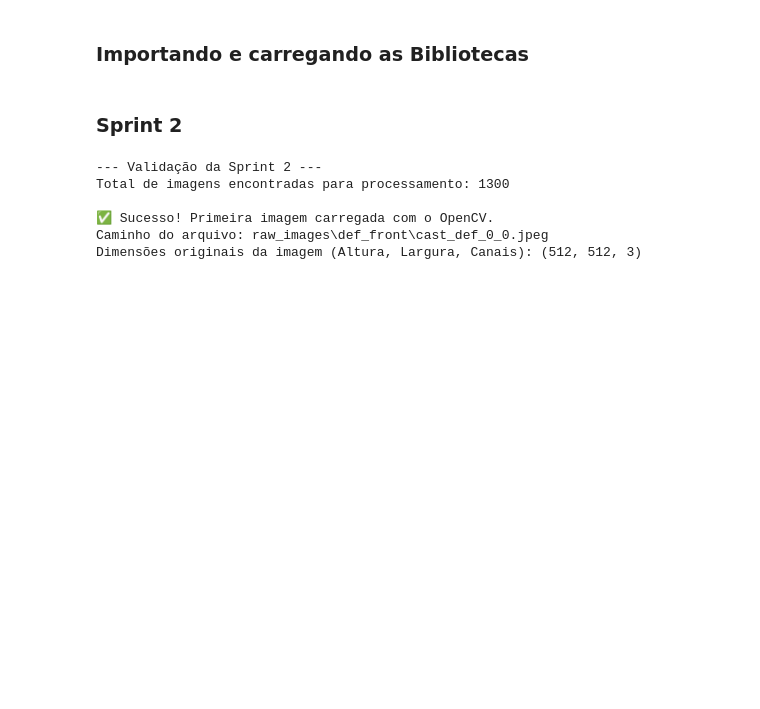
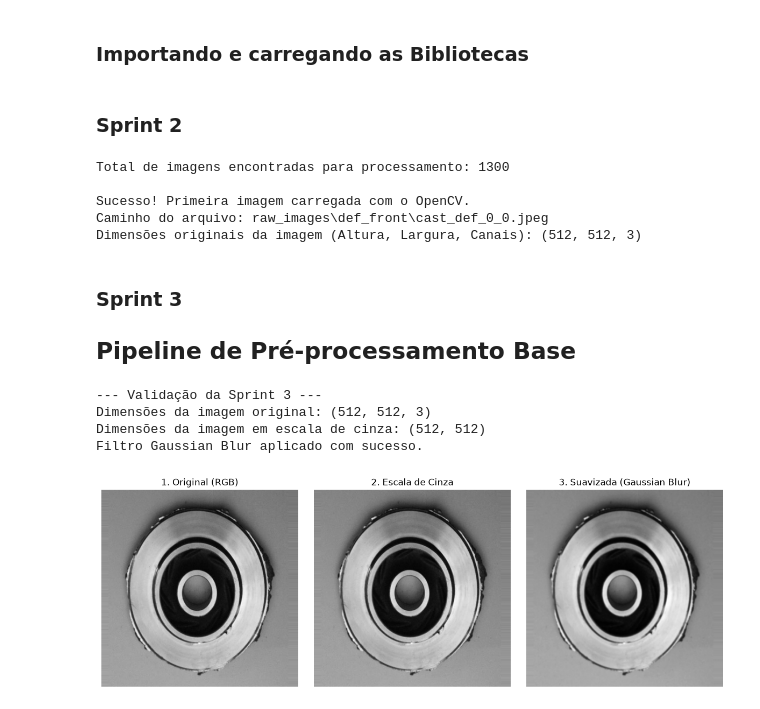
Before and after one commit to zegmundo-koziel/Miniprojeto-Avaliativo---Modulo2-SCTEC, a Jupyter notebook: main.ipynb, the cells around one changed output. Cells and saved outputs as stored; diff of their text form; code cells hidden in the pictures; blank space fills up the shorter version.

```diff
--- a/main.ipynb
+++ b/main.ipynb
@@ -16,7 +17,6 @@ search_path_ok = os.path.join(RAW_DIR, "ok_front", "*.jpeg")
 # 3. Combinando a lista de caminhos de todas as imagens encontradas
 image_paths = glob.glob(search_path_def) + glob.glob(search_path_ok)
 
-print("--- Validação da Sprint 2 ---")
 print(f"Total de imagens encontradas para processamento: {len(image_paths)}")
 
 # 4. Teste de leitura estruturada da primeira imagem para validar o OpenCV
@@ -29,9 +29,51 @@ else:
     print("\nNenhuma imagem encontrada!")
     print(f"Certifique-se de que copiou as pastas 'def_front' e 'ok_front' com as fotos para dentro de: {os.path.abspath(RAW_DIR)}")
 # %% [output]
---- Validação da Sprint 2 ---
 Total de imagens encontradas para processamento: 1300
 
-✅ Sucesso! Primeira imagem carregada com o OpenCV.
+Sucesso! Primeira imagem carregada com o OpenCV.
 Caminho do arquivo: raw_images\def_front\cast_def_0_0.jpeg
 Dimensões originais da imagem (Altura, Largura, Canais): (512, 512, 3)
+# %% [markdown]
+### Sprint 3
+## Pipeline de Pré-processamento Base
+# %%
+# Pegando apenas a primeira imagem carregada para o teste de pré-processamento
+if len(image_paths) > 0:
+    # Converter a imagem de BGR para Escala de Cinza
+    gray_image = cv2.cvtColor(img_teste, cv2.COLOR_BGR2GRAY)
+
+    # Aplicar redução de ruído usando o Gaussian Blur (Filtro de tamanho 5x5)
+    blurred_image = cv2.GaussianBlur(gray_image, (5, 5), 0)
+    print(f"Dimensões da imagem original: {img_teste.shape}")
+    print(f"Dimensões da imagem em escala de cinza: {gray_image.shape}")
+    print("Filtro Gaussian Blur aplicado com sucesso.")
+
+    # Exibir visualmente os resultados intermediários
+    plt.figure(figsize=(12, 4))
+
+    plt.subplot(1, 3, 1)
+    plt.imshow(cv2.cvtColor(img_teste, cv2.COLOR_BGR2RGB))
+    plt.title("1. Original (RGB)")
+    plt.axis("off")
+
+    plt.subplot(1, 3, 2)
+    plt.imshow(gray_image, cmap="gray")
+    plt.title("2. Escala de Cinza")
+    plt.axis("off")
+
+    plt.subplot(1, 3, 3)
+    plt.imshow(blurred_image, cmap="gray")
+    plt.title("3. Suavizada (Gaussian Blur)")
+    plt.axis("off")
+
+    plt.tight_layout()
+    plt.show()
+else:
+    print("Nenhuma imagem carregada para processar.")
+# %% [output]
+--- Validação da Sprint 3 ---
+Dimensões da imagem original: (512, 512, 3)
+Dimensões da imagem em escala de cinza: (512, 512)
+Filtro Gaussian Blur aplicado com sucesso.
+[figure, added]
```
Also changed, not shown: parts of 1 cell of this notebook.
